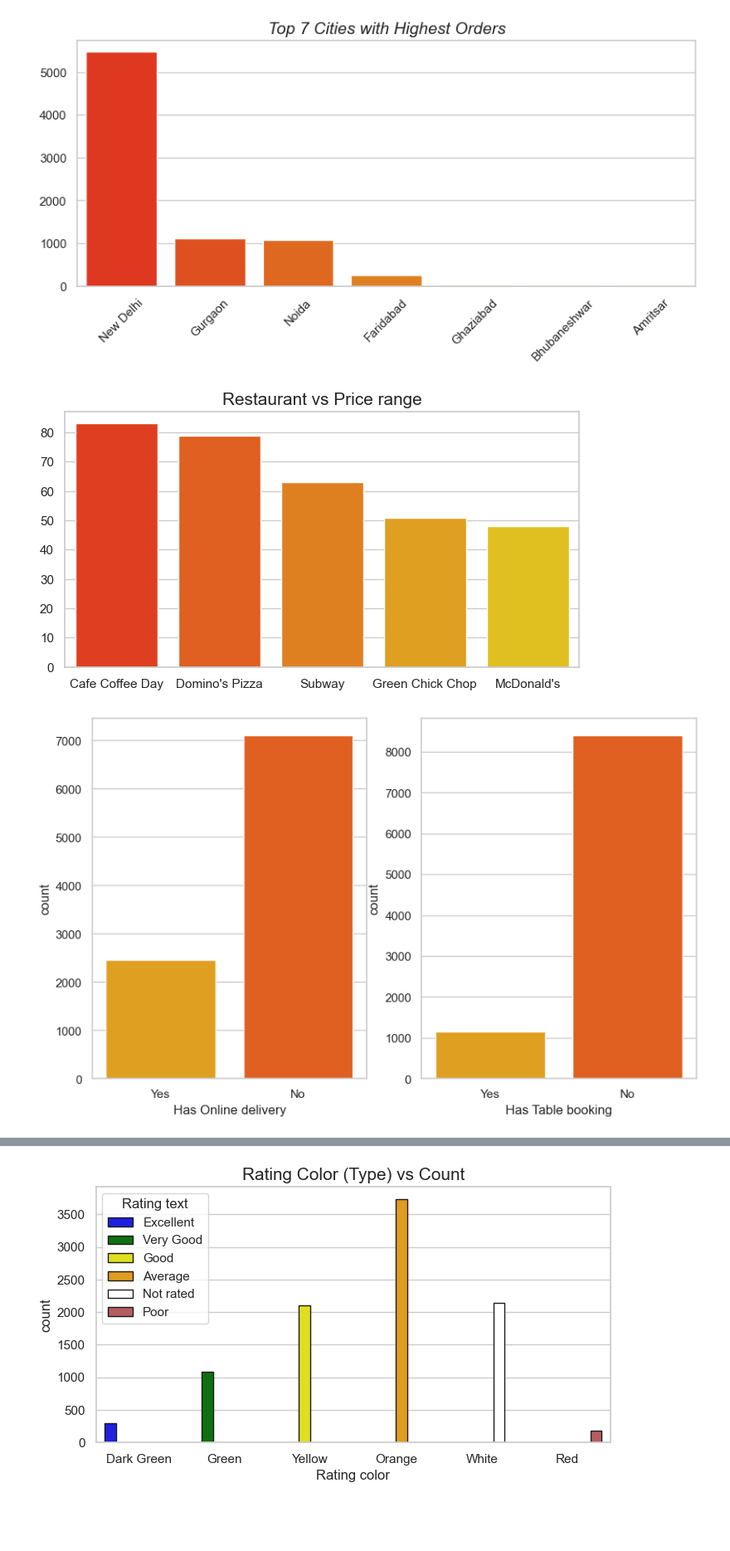
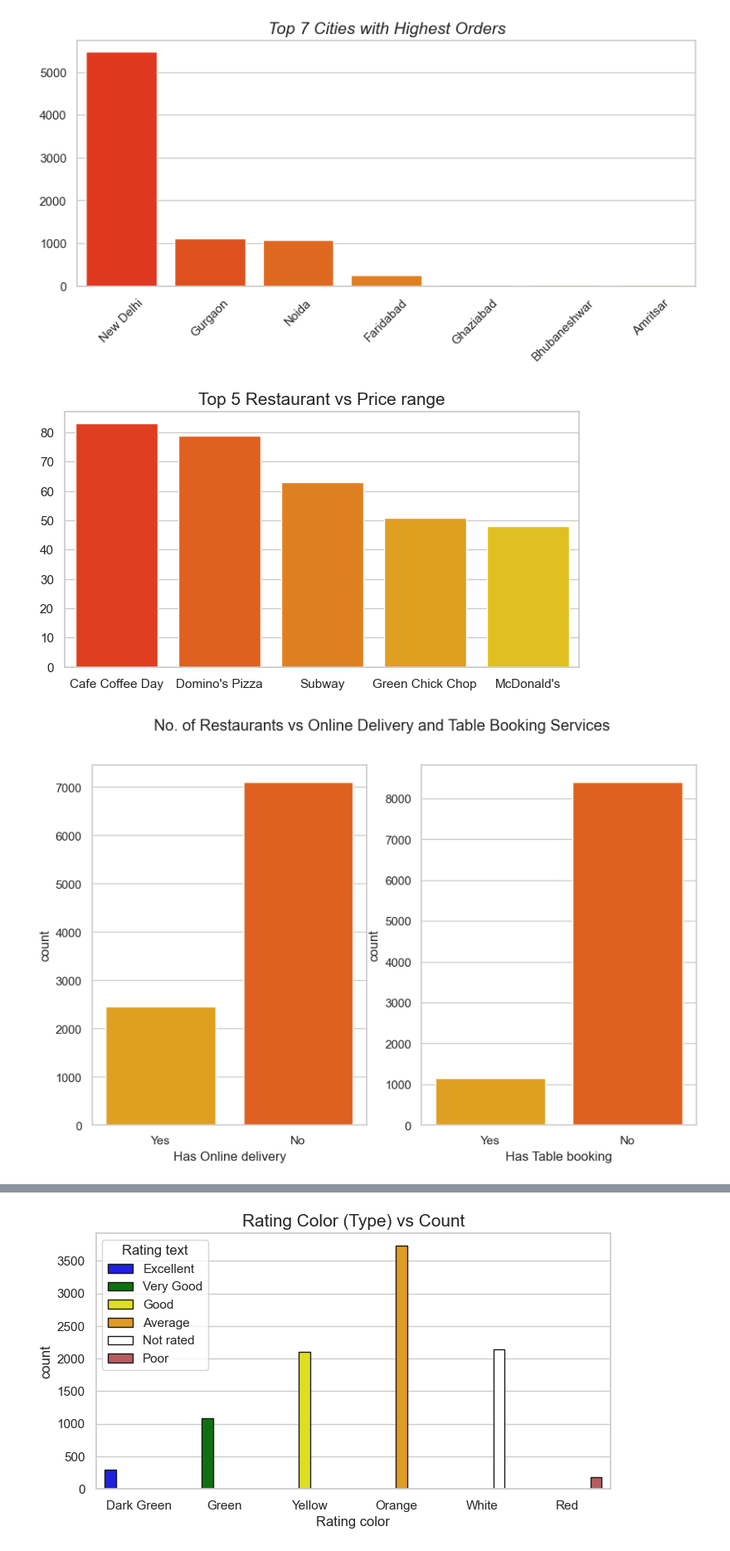
Before and after one commit to ipratyaksh21/Zomato-Delivery-Analysis, a Jupyter notebook: Zomato Data Analysis.ipynb, the cells around one changed output, grey strips where cells are left out. Shown at 83% size. Cells and saved outputs as stored; diff of their text form; code cells hidden in the pictures; blank space fills up the shorter version.

```diff
--- a/Zomato Data Analysis.ipynb
+++ b/Zomato Data Analysis.ipynb
@@ -253,7 +260,7 @@ plt.show(ax1)
 # %%
 plt.figure(figsize=(8,4))
 
-plt.title("Restaurant vs Price range",fontsize=15)
+plt.title("Top 5 Restaurant vs Price range",fontsize=15)
 
 sns.set(style='whitegrid')
 
@@ -261,19 +268,19 @@ sns.barplot(x=new_df['Restaurant Name'].value_counts().index[:5],y =new_df['Rest
 
 plt.show()
 # %% [output]
-[figure, old version]
+[figure, new version]
 # %%
 fig,axes = plt.subplots(1,2,figsize=(10,6),squeeze=False)
 
+plt.suptitle("No. of Restaurants vs Online Delivery and Table Booking Services ")
 
 sns.countplot(ax=axes[0,0],x=new_df['Has Online delivery'],order = ['Yes','No'],data=new_df,palette='autumn_r')
 
 sns.countplot(ax=axes[0,1],x=new_df['Has Table booking'],order = ['Yes','No'],data=new_df,palette='autumn_r')
 
 plt.show()
-# ax1.set_xticklabels(ax1.get_xticklabels(),rotation=45)     ,hue=new_df['Has Table booking']
 # %% [output]
-[figure, old version]
+[figure, new version]
 # %%
 fig,axes = plt.subplots(1,2,figsize=(10,6),squeeze=False)
 
```
Also changed, not shown: parts of 35 cells of this notebook.
